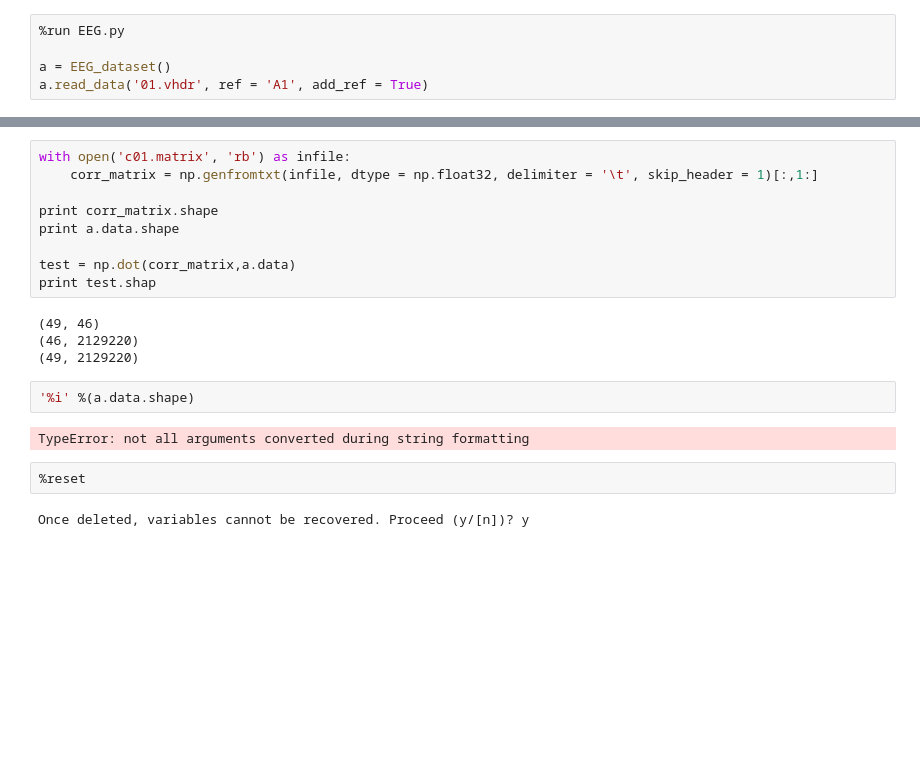
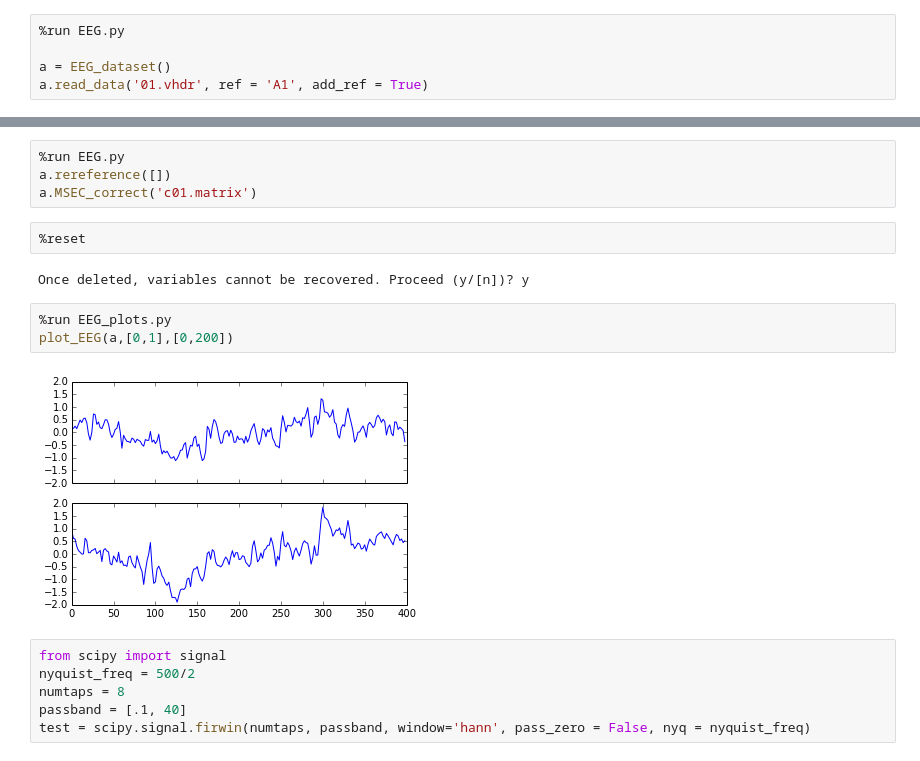
Before and after one commit to florian-niefind/python_EEG, a Jupyter notebook: src/EEG_analysis.ipynb, the cells around one changed output, grey strips where cells are left out. Saved outputs shown, nothing was run; the diff lists cells and outputs as text; blank space fills up the shorter version.

Commit message:
Started to work with filters. Plot to inspect raw single subject EEG.

```diff
--- a/src/EEG_analysis.ipynb
+++ b/src/EEG_analysis.ipynb
@@ -219,23 +201,21 @@ Sample rate: 500,
 Reference: None
 Events: 0
-# %%
-with open('c01.matrix', 'rb') as infile:
-    corr_matrix = np.genfromtxt(infile, dtype = np.float32, delimiter = '\t', skip_header = 1)[:,1:]
-
-print corr_matrix.shape
-print a.data.shape
-
-test = np.dot(corr_matrix,a.data)
-print test.shap
-# %% [output]
-(49, 46)
-(46, 2129220)
-(49, 2129220)
-# %%
-'%i' %(a.data.shape)
-# %% [output]
-TypeError: not all arguments converted during string formatting
+# %%
+%run EEG.py
+a.rereference([])
+a.MSEC_correct('c01.matrix')
 # %%
 %reset
 # %% [output]
 Once deleted, variables cannot be recovered. Proceed (y/[n])? y
+# %%
+%run EEG_plots.py
+plot_EEG(a,[0,1],[0,200])
+# %% [output]
+[figure, added]
+# %%
+from scipy import signal
+nyquist_freq = 500/2
+numtaps = 8
+passband = [.1, 40]
+test = scipy.signal.firwin(numtaps, passband, window='hann', pass_zero = False, nyq = nyquist_freq)
```
Also changed, not shown: parts of 8 cells of this notebook, 3 other files.
